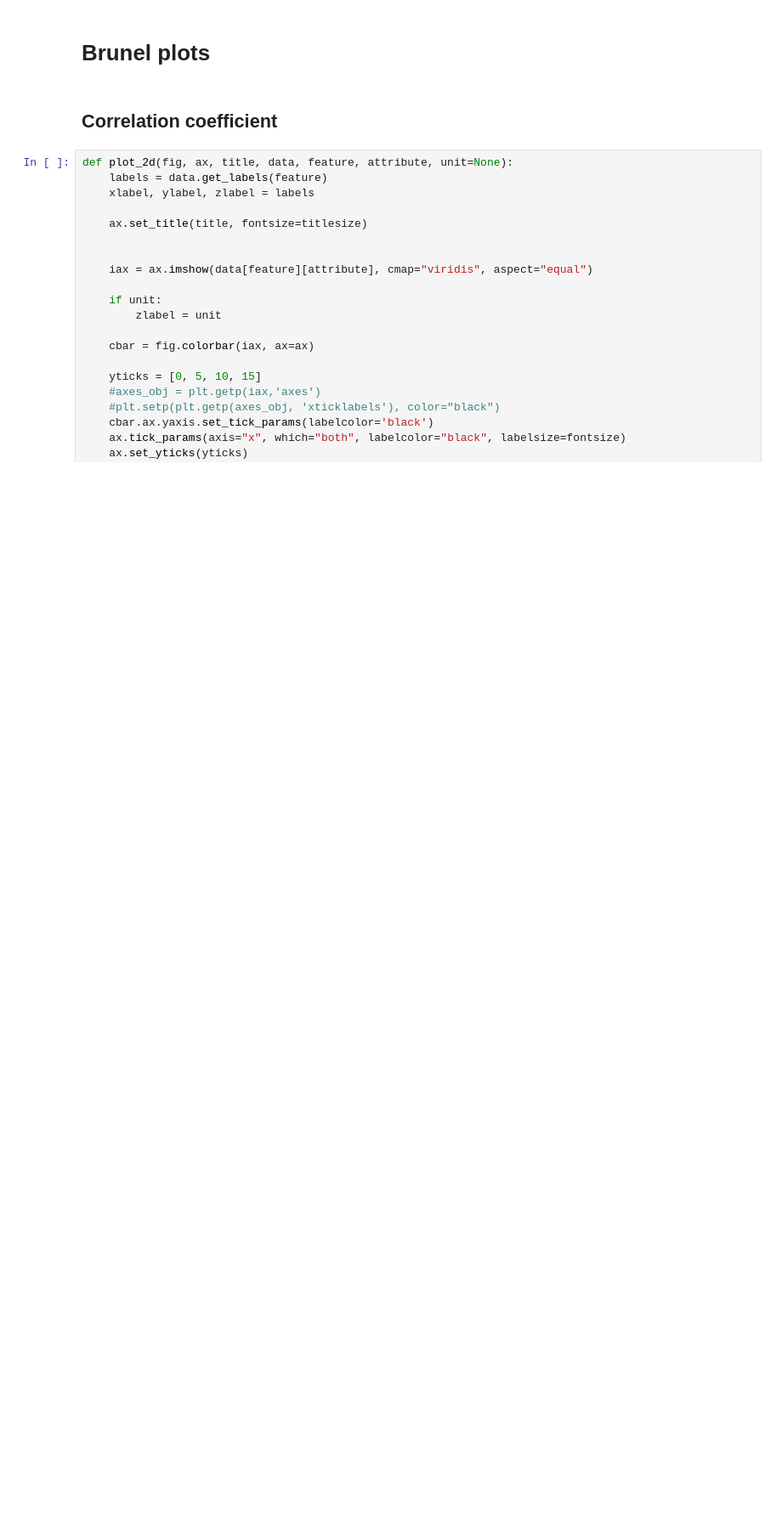
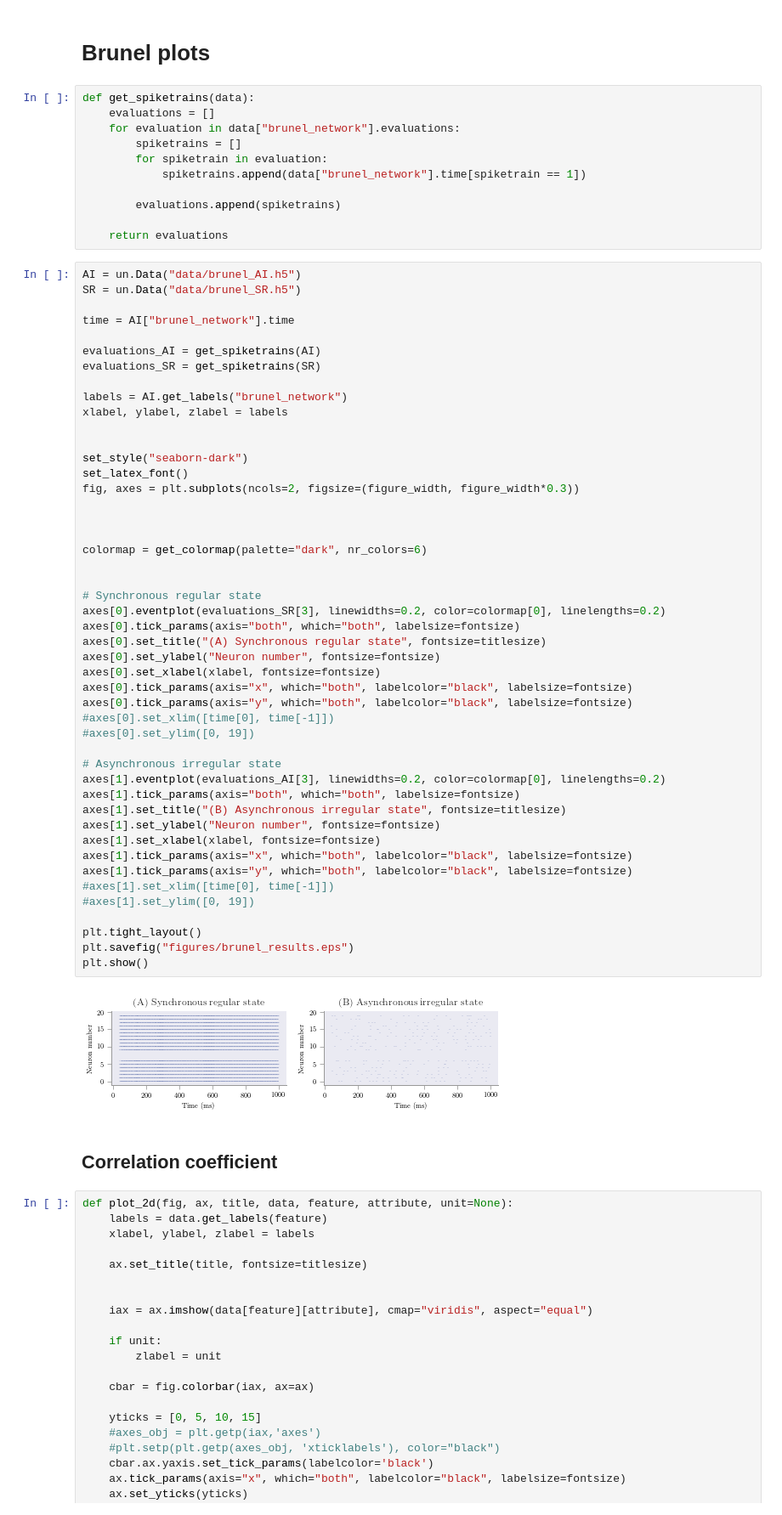
Before and after one commit to simetenn/uncertainpy, a Jupyter notebook: examples/article_plots/figures.ipynb, the cells around one changed output. Shown at 85% size. Saved outputs shown, nothing was run; the diff lists cells and outputs as text; blank space fills up the shorter version.

```diff
--- a/examples/article_plots/figures.ipynb
+++ b/examples/article_plots/figures.ipynb
@@ -574,5 +576,65 @@ plt.show()
 # %% [markdown]
 # Brunel plots
+# %%
+def get_spiketrains(data):
+    evaluations = []
+    for evaluation in data["brunel_network"].evaluations:
+        spiketrains = []
+        for spiketrain in evaluation:
+            spiketrains.append(data["brunel_network"].time[spiketrain == 1])
+
+        evaluations.append(spiketrains)
+
+    return evaluations
+# %%
+AI = un.Data("data/brunel_AI.h5")
+SR = un.Data("data/brunel_SR.h5")
+
+time = AI["brunel_network"].time
+
+evaluations_AI = get_spiketrains(AI)
+evaluations_SR = get_spiketrains(SR)
+
+labels = AI.get_labels("brunel_network")
+xlabel, ylabel, zlabel = labels
+
+
+set_style("seaborn-dark")
+set_latex_font()
+fig, axes = plt.subplots(ncols=2, figsize=(figure_width, figure_width*0.3))
+
+
+
+colormap = get_colormap(palette="dark", nr_colors=6)
+
+
+# Synchronous regular state
+axes[0].eventplot(evaluations_SR[3], linewidths=0.2, color=colormap[0], linelengths=0.2)
+axes[0].tick_params(axis="both", which="both", labelsize=fontsize)
+axes[0].set_title("(A) Synchronous regular state", fontsize=titlesize)
+axes[0].set_ylabel("Neuron number", fontsize=fontsize)
+axes[0].set_xlabel(xlabel, fontsize=fontsize)
+axes[0].tick_params(axis="x", which="both", labelcolor="black", labelsize=fontsize)
+axes[0].tick_params(axis="y", which="both", labelcolor="black", labelsize=fontsize)
+#axes[0].set_xlim([time[0], time[-1]])
+#axes[0].set_ylim([0, 19])
+
+# Asynchronous irregular state
+axes[1].eventplot(evaluations_AI[3], linewidths=0.2, color=colormap[0], linelengths=0.2)
+axes[1].tick_params(axis="both", which="both", labelsize=fontsize)
+axes[1].set_title("(B) Asynchronous irregular state", fontsize=titlesize)
+axes[1].set_ylabel("Neuron number", fontsize=fontsize)
+axes[1].set_xlabel(xlabel, fontsize=fontsize)
+axes[1].tick_params(axis="x", which="both", labelcolor="black", labelsize=fontsize)
+axes[1].tick_params(axis="y", which="both", labelcolor="black", labelsize=fontsize)
+#axes[1].set_xlim([time[0], time[-1]])
+#axes[1].set_ylim([0, 19])
+
+plt.tight_layout()
+plt.savefig("figures/brunel_results.eps")
+plt.show()
+# %% [output]
+[figure, added]
 # %% [markdown]
 ## Correlation coefficient
 # %%
```
Also changed, not shown: parts of 8 cells of this notebook, 3 other files.
